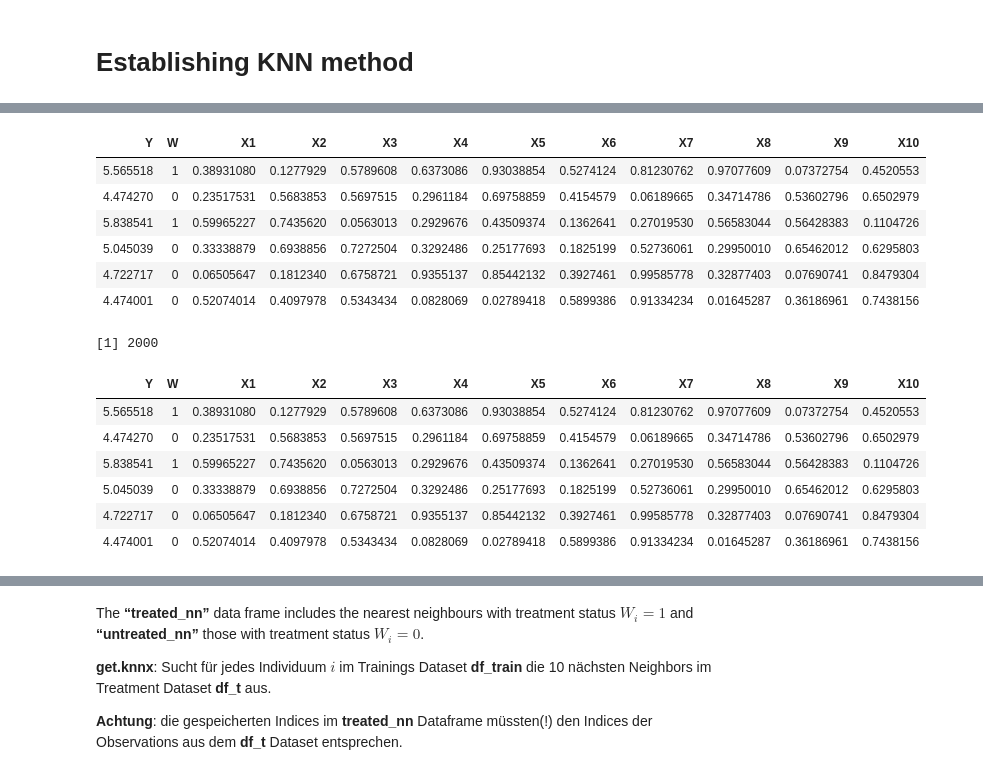
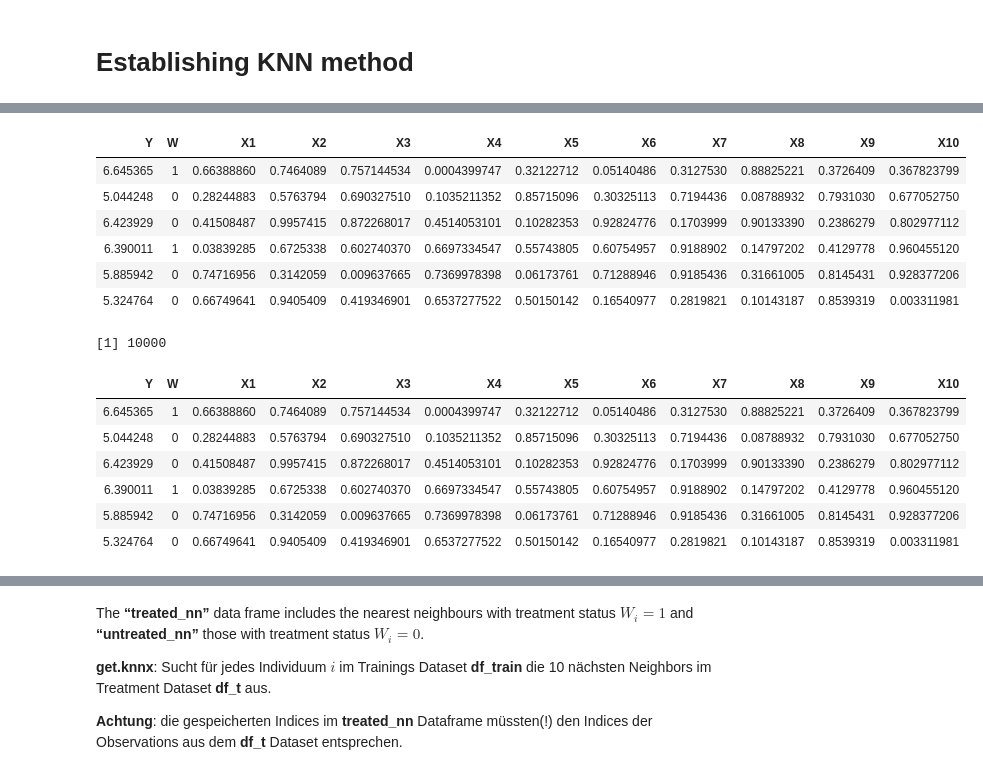
Before and after one commit to tihaup/Project-CompStats, a Jupyter notebook: First Simulations.ipynb, the cells around one changed output, grey strips where cells are left out. Cells and saved outputs as stored; diff of their text form; code cells hidden in the pictures.

```diff
--- a/First Simulations.ipynb
+++ b/First Simulations.ipynb
@@ -78,3 +81,8 @@ average_treatment_effect(cf)
 # %% [output]
   estimate    std.err
 -0.1146309  0.4349557
+# %%
+var_imp <- c(variable_importance(cf))
+#names(var_imp) <- covariate_names
+sorted_var_imp <- sort(var_imp, decreasing=TRUE)
+sorted_var_imp
@@ -101,6 +117,24 @@ Treatment: $\tau(x_1) = 1*\mathbb{1}(x_1 = 1) + 0.3*\mathbb{1}(x_1 = 2) + 0*\mat
 # Causal Forests Output-Functions
 # %% [markdown]
 ### Trained Causal Forests: Selecting only variables that are more important than the mean value!
+# %%
+cf_selectmean <- function(df){
+    Y <- df$Y
+    W <- df$W
+    X <- df[,-(1:2)]
+
+    ### Untrainted CF
+    cf_pilot <- causal_forest(X, Y, W)   #, num.trees = 5000)
+    var_imp <- variable_importance(cf_pilot)
+    select_index <- which(var_imp > mean(var_imp))
+    #cat("The most important Variables are", select_index, "\n")
+
+    ### Trained CF
+    cf <- causal_forest(X[, select_index], Y, W)
+    tau_hat <- predict(cf)$predictions
+    df["tau_hat"] = tau_hat
+    return(df)
+}
 # %%
 cf_output_selectmean <- function(df){
     Y <- df$Y
@@ -266,18 +417,18 @@ sort(var_imp)[5]
 # %%
-data3 <- dgp.2(10,2000)
+data3 <- dgp.2(10,10000)
 head(data3)
 # %% [output]
 | Y | W | X1 | X2 | X3 | X4 | X5 | X6 | X7 | X8 | X9 | X10 |
-| 5.565518 | 1 | 0.38931080 | 0.1277929 | 0.5789608 | 0.6373086 | 0.93038854 | 0.5274124 | 0.81230762 | 0.97077609 | 0.07372754 | 0.4520553 |
-| 4.474270 | 0 | 0.23517531 | 0.5683853 | 0.5697515 | 0.2961184 | 0.69758859 | 0.4154579 | 0.06189665 | 0.34714786 | 0.53602796 | 0.6502979 |
-| 5.838541 | 1 | 0.59965227 | 0.7435620 | 0.0563013 | 0.2929676 | 0.43509374 | 0.1362641 | 0.27019530 | 0.56583044 | 0.56428383 | 0.1104726 |
-| 5.045039 | 0 | 0.33338879 | 0.6938856 | 0.7272504 | 0.3292486 | 0.25177693 | 0.1825199 | 0.52736061 | 0.29950010 | 0.65462012 | 0.6295803 |
-| 4.722717 | 0 | 0.06505647 | 0.1812340 | 0.6758721 | 0.9355137 | 0.85442132 | 0.3927461 | 0.99585778 | 0.32877403 | 0.07690741 | 0.8479304 |
-| 4.474001 | 0 | 0.52074014 | 0.4097978 | 0.5343434 | 0.0828069 | 0.02789418 | 0.5899386 | 0.91334234 | 0.01645287 | 0.36186961 | 0.7438156 |
+| 6.645365 | 1 | 0.66388860 | 0.7464089 | 0.757144534 | 0.0004399747 | 0.32122712 | 0.05140486 | 0.3127530 | 0.88825221 | 0.3726409 | 0.367823799 |
+| 5.044248 | 0 | 0.28244883 | 0.5763794 | 0.690327510 | 0.1035211352 | 0.85715096 | 0.30325113 | 0.7194436 | 0.08788932 | 0.7931030 | 0.677052750 |
+| 6.423929 | 0 | 0.41508487 | 0.9957415 | 0.872268017 | 0.4514053101 | 0.10282353 | 0.92824776 | 0.1703999 | 0.90133390 | 0.2386279 | 0.802977112 |
+| 6.390011 | 1 | 0.03839285 | 0.6725338 | 0.602740370 | 0.6697334547 | 0.55743805 | 0.60754957 | 0.9188902 | 0.14797202 | 0.4129778 | 0.960455120 |
+| 5.885942 | 0 | 0.74716956 | 0.3142059 | 0.009637665 | 0.7369978398 | 0.06173761 | 0.71288946 | 0.9185436 | 0.31661005 | 0.8145431 | 0.928377206 |
+| 5.324764 | 0 | 0.66749641 | 0.9405409 | 0.419346901 | 0.6537277522 | 0.50150142 | 0.16540977 | 0.2819821 | 0.10143187 | 0.8539319 | 0.003311981 |
 # %%
 nrow(data3)
 # %% [output]
-[1] 2000
+[1] 10000
 # %%
 #### Splitting into Training and Test Dataset
 
@@ -297,12 +448,12 @@ rownames(df_train) <- 1:nrow(df_train)
 head(df_train)
 # %% [output]
 | Y | W | X1 | X2 | X3 | X4 | X5 | X6 | X7 | X8 | X9 | X10 |
-| 5.565518 | 1 | 0.38931080 | 0.1277929 | 0.5789608 | 0.6373086 | 0.93038854 | 0.5274124 | 0.81230762 | 0.97077609 | 0.07372754 | 0.4520553 |
-| 4.474270 | 0 | 0.23517531 | 0.5683853 | 0.5697515 | 0.2961184 | 0.69758859 | 0.4154579 | 0.06189665 | 0.34714786 | 0.53602796 | 0.6502979 |
-| 5.838541 | 1 | 0.59965227 | 0.7435620 | 0.0563013 | 0.2929676 | 0.43509374 | 0.1362641 | 0.27019530 | 0.56583044 | 0.56428383 | 0.1104726 |
-| 5.045039 | 0 | 0.33338879 | 0.6938856 | 0.7272504 | 0.3292486 | 0.25177693 | 0.1825199 | 0.52736061 | 0.29950010 | 0.65462012 | 0.6295803 |
-| 4.722717 | 0 | 0.06505647 | 0.1812340 | 0.6758721 | 0.9355137 | 0.85442132 | 0.3927461 | 0.99585778 | 0.32877403 | 0.07690741 | 0.8479304 |
-| 4.474001 | 0 | 0.52074014 | 0.4097978 | 0.5343434 | 0.0828069 | 0.02789418 | 0.5899386 | 0.91334234 | 0.01645287 | 0.36186961 | 0.7438156 |
+| 6.645365 | 1 | 0.66388860 | 0.7464089 | 0.757144534 | 0.0004399747 | 0.32122712 | 0.05140486 | 0.3127530 | 0.88825221 | 0.3726409 | 0.367823799 |
+| 5.044248 | 0 | 0.28244883 | 0.5763794 | 0.690327510 | 0.1035211352 | 0.85715096 | 0.30325113 | 0.7194436 | 0.08788932 | 0.7931030 | 0.677052750 |
+| 6.423929 | 0 | 0.41508487 | 0.9957415 | 0.872268017 | 0.4514053101 | 0.10282353 | 0.92824776 | 0.1703999 | 0.90133390 | 0.2386279 | 0.802977112 |
+| 6.390011 | 1 | 0.03839285 | 0.6725338 | 0.602740370 | 0.6697334547 | 0.55743805 | 0.60754957 | 0.9188902 | 0.14797202 | 0.4129778 | 0.960455120 |
+| 5.885942 | 0 | 0.74716956 | 0.3142059 | 0.009637665 | 0.7369978398 | 0.06173761 | 0.71288946 | 0.9185436 | 0.31661005 | 0.8145431 | 0.928377206 |
+| 5.324764 | 0 | 0.66749641 | 0.9405409 | 0.419346901 | 0.6537277522 | 0.50150142 | 0.16540977 | 0.2819821 | 0.10143187 | 0.8539319 | 0.003311981 |
 # %%
 #head(df_train)
 # %%
```
Also changed, not shown: parts of 29 cells of this notebook, 1 other file.
